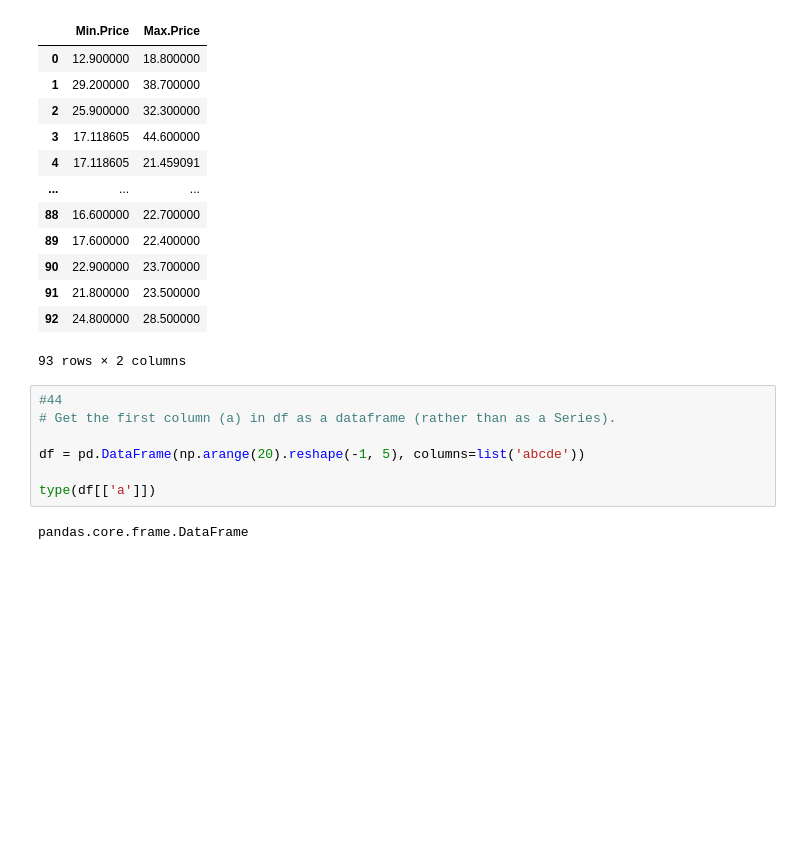
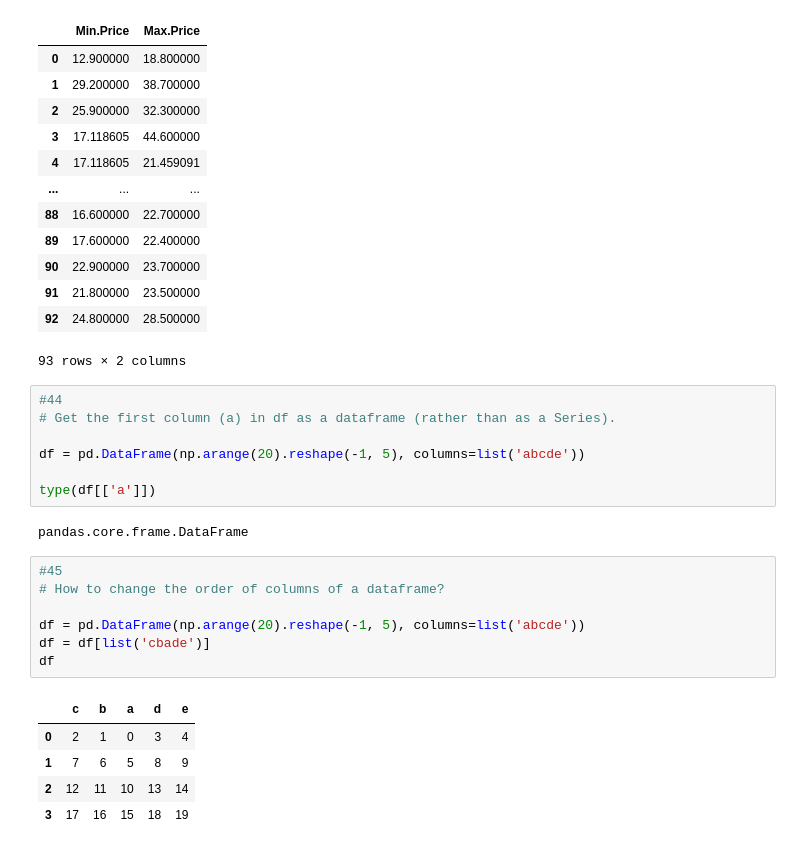
Before and after one commit to ian-james-johnson/numpy_pandas_visualization_exercises, a Jupyter notebook: 101_pandas_exercises.ipynb, the cells around one changed output. Cells and saved outputs as stored; diff of their text form; blank space fills up the shorter version.

```diff
--- a/101_pandas_exercises.ipynb
+++ b/101_pandas_exercises.ipynb
@@ -854,3 +854,16 @@ df = pd.DataFrame(np.arange(20).reshape(-1, 5), columns=list('abcde'))
 type(df[['a']])
 # %% [output]
 pandas.core.frame.DataFrame
+# %%
+#45
+# How to change the order of columns of a dataframe?
+
+df = pd.DataFrame(np.arange(20).reshape(-1, 5), columns=list('abcde'))
+df = df[list('cbade')]
+df
+# %% [output]
+|  | c | b | a | d | e |
+| 0 | 2 | 1 | 0 | 3 | 4 |
+| 1 | 7 | 6 | 5 | 8 | 9 |
+| 2 | 12 | 11 | 10 | 13 | 14 |
+| 3 | 17 | 16 | 15 | 18 | 19 |
```
